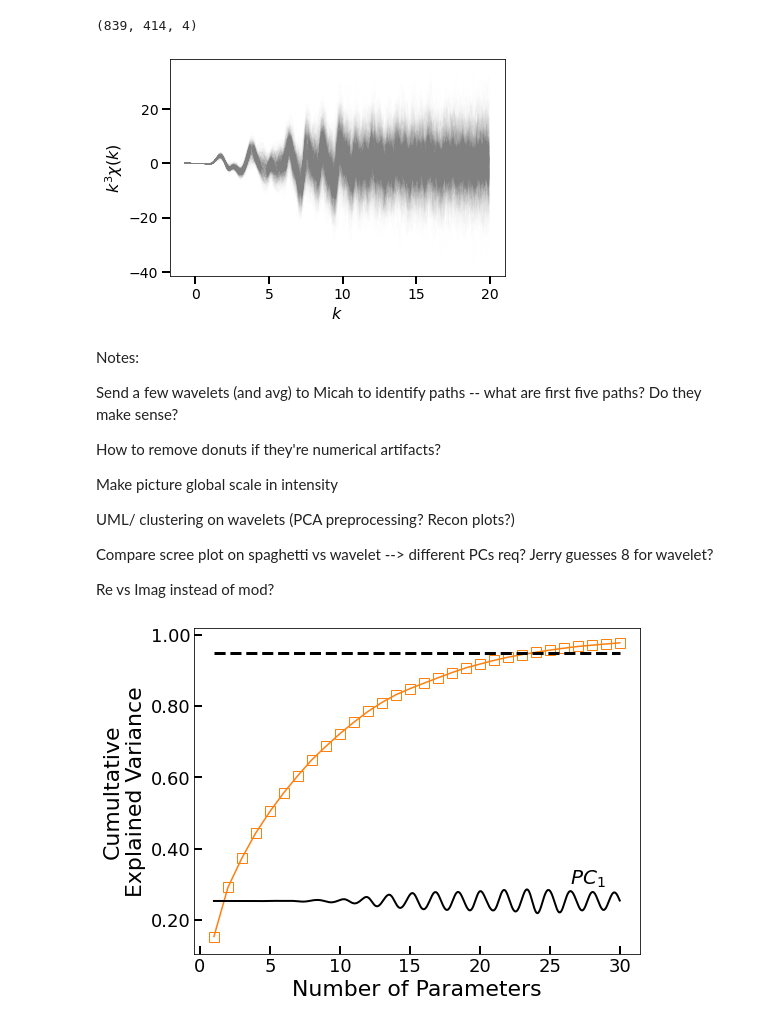
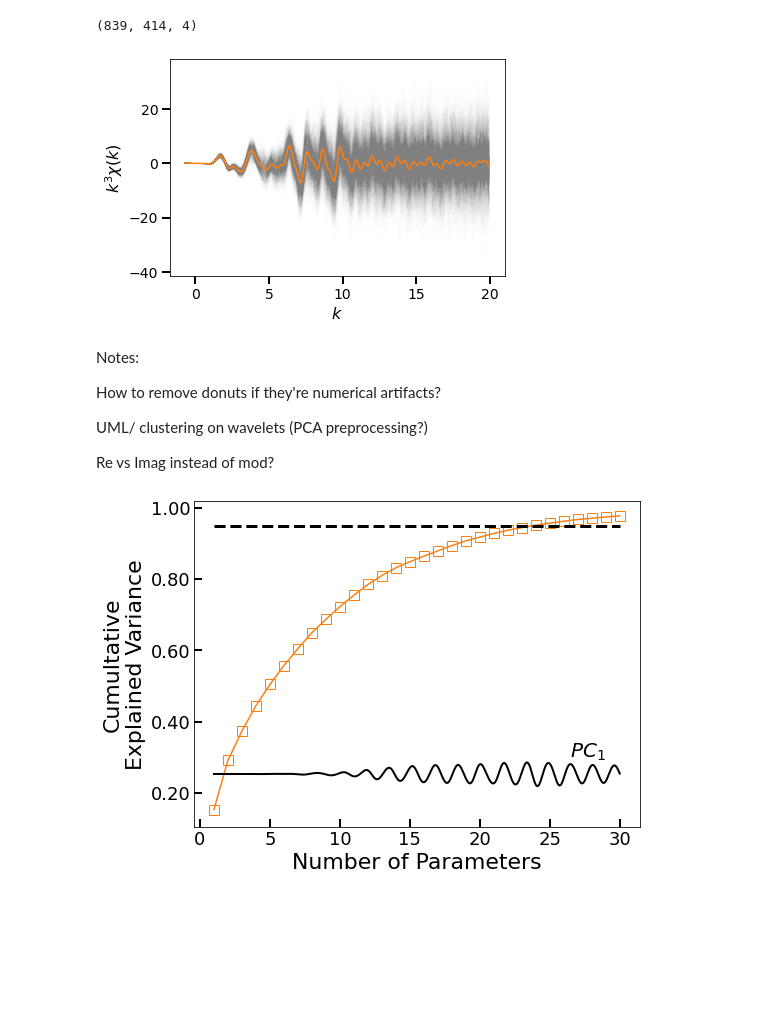
Before and after one commit to stetef/AIMD, a Jupyter notebook: Visualization of Data.ipynb, the cells around one changed output. Drawn from its saved outputs; the diff is of its cells as text; code cells hidden in the pictures; blank space fills up the shorter version.

```diff
--- a/Visualization of Data.ipynb
+++ b/Visualization of Data.ipynb
@@ -23,38 +25,32 @@ print(Data.shape)
 # %%
 fig, ax = plt.subplots(figsize=(6, 4))
 avg_k = np.average(Data[:, :, 0], axis=0)
 avg_chi_of_k = np.average(Data[:, :, 1], axis=0)
 std_of_chi = np.std(Data[:, :, 1], axis=0, ddof=1)
 
 N = len(std_of_chi)
 
 for run in Data:
     plt.plot(run[:, 0], run[:, 0]**kweight * run[:, 1], '-', c='gray', alpha=0.003)
+plt.plot(avg_k, avg_k**kweight * avg_chi_of_k, '-', c=plt.cm.tab20(2), alpha=1.)
 
-#plt.plot(avg_k, avg_k**kweight * avg_chi_of_k, '-', c=plt.cm.tab20(2), alpha=1.)
 #ax.fill_between(avg_k, avg_k**kweight * (avg_chi_of_k + 3 * std_of_chi / np.sqrt(N)),
 #                avg_k**kweight * (avg_chi_of_k - 3 * std_of_chi / np.sqrt(N)),
 #                color=plt.cm.tab20(0), alpha=0.9)
 #plt.xlim(12, 17)
 
 ax.tick_params(direction='out', width=2, length=8, which='major', labelsize=14)
 ax.set_xlabel('$k$', fontsize=16)
 ax.set_ylabel('$k^' + f'{kweight}' + '\chi(k)$', fontsize=16)
-plt.show()
+plt.savefig('Figures/chi_of_k.png', dpi=800, bbox_inches='tight')
 # %% [output]
-[figure, old version]
+[figure, new version]
 # %% [markdown]
 Notes:
 
-Send a few wavelets (and avg) to Micah to identify paths -- what are first five paths? Do they make sense?
-
 How to remove donuts if they're numerical artifacts?
 
-Make picture global scale in intensity
-
-UML/ clustering on wavelets (PCA preprocessing? Recon plots?)
-
-Compare scree plot on spaghetti vs wavelet --> different PCs req? Jerry guesses 8 for wavelet?
+UML/ clustering on wavelets (PCA preprocessing?)
 
 Re vs Imag instead of mod?
 # %%
```
Also changed, not shown: parts of 11 cells of this notebook, 7 other files.
